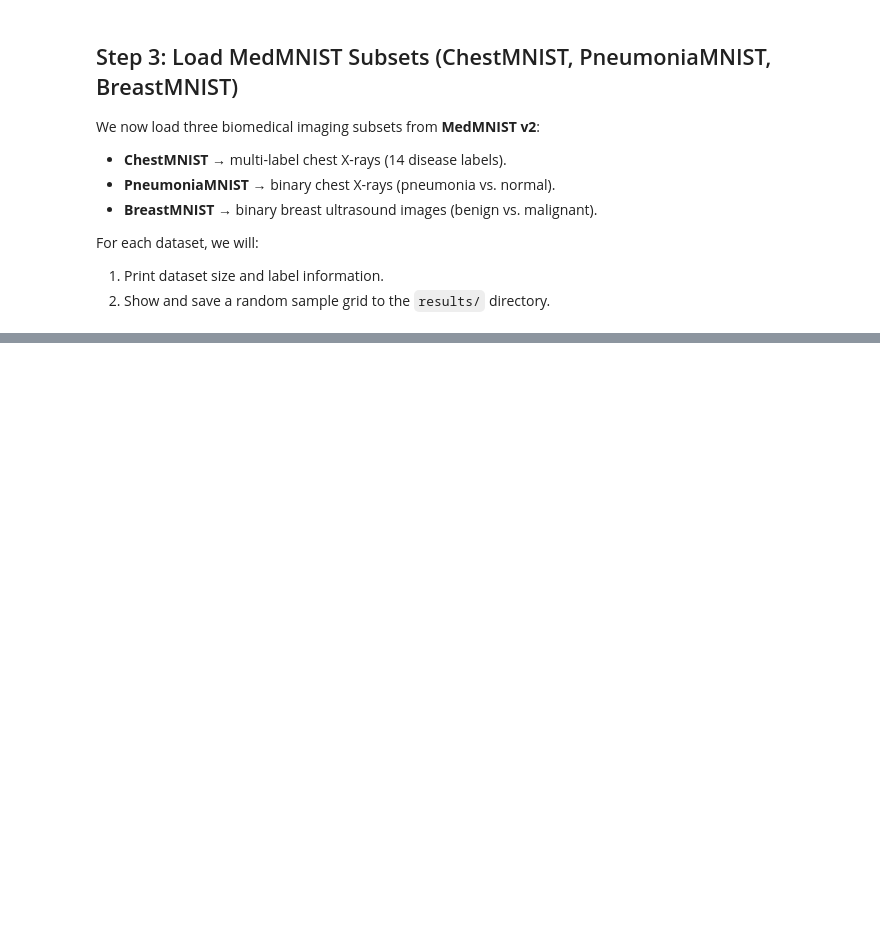
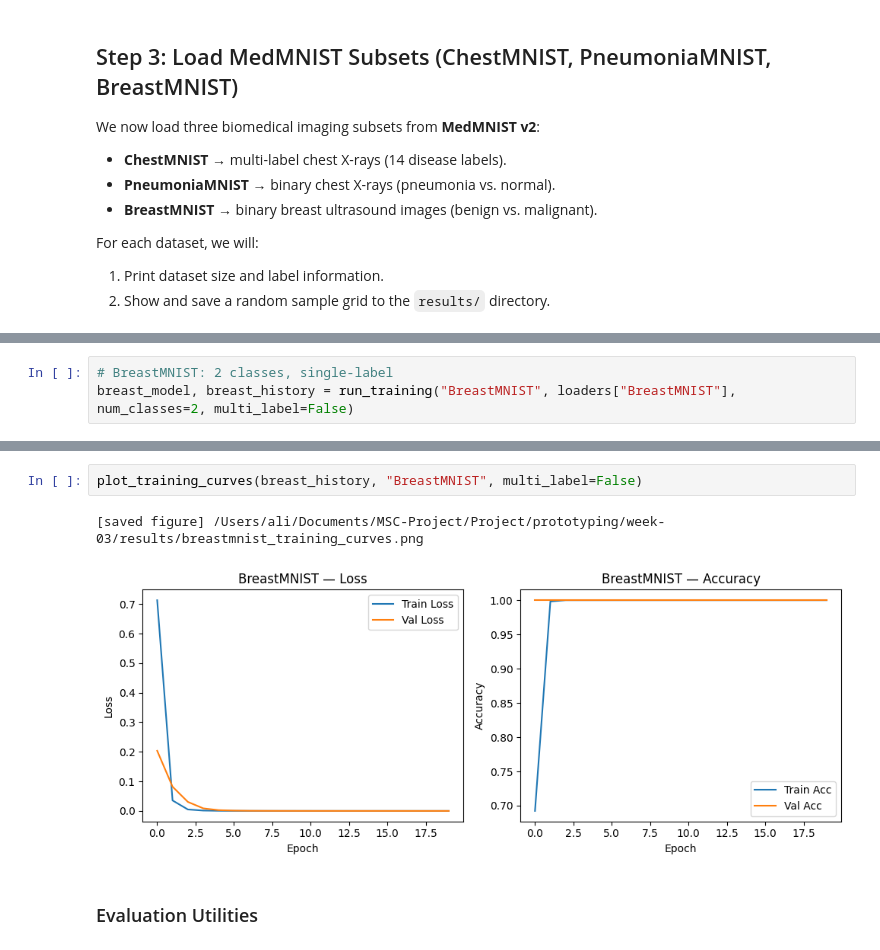
Before and after one commit to theAliHassan/med-analytics-thickdata, a Jupyter notebook: prototyping/week-03/week-03-notebook.ipynb, the cells around one changed output, grey strips where cells are left out. Saved outputs shown, nothing was run; the diff lists cells and outputs as text; blank space fills up the shorter version.

```diff
--- a/prototyping/week-03/week-03-notebook.ipynb
+++ b/prototyping/week-03/week-03-notebook.ipynb
@@ -209,0 +529,3 @@ BreastMNIST     | split=train | size=546 | shape=(1, 28, 28)
+# %%
+# BreastMNIST: 2 classes, single-label
+breast_model, breast_history = run_training("BreastMNIST", loaders["BreastMNIST"], num_classes=2, multi_label=False)
@@ -209,0 +628,7 @@ BreastMNIST     | split=train | size=546 | shape=(1, 28, 28)
+# %%
+plot_training_curves(breast_history, "BreastMNIST", multi_label=False)
+# %% [output]
+[saved figure] /Users/ali/Documents/MSC-Project/Project/prototyping/week-03/results/breastmnist_training_curves.png
+[figure, added]
+# %% [markdown]
+### Evaluation Utilities
```
Also changed, not shown: parts of 26 cells of this notebook, 22 other files.
